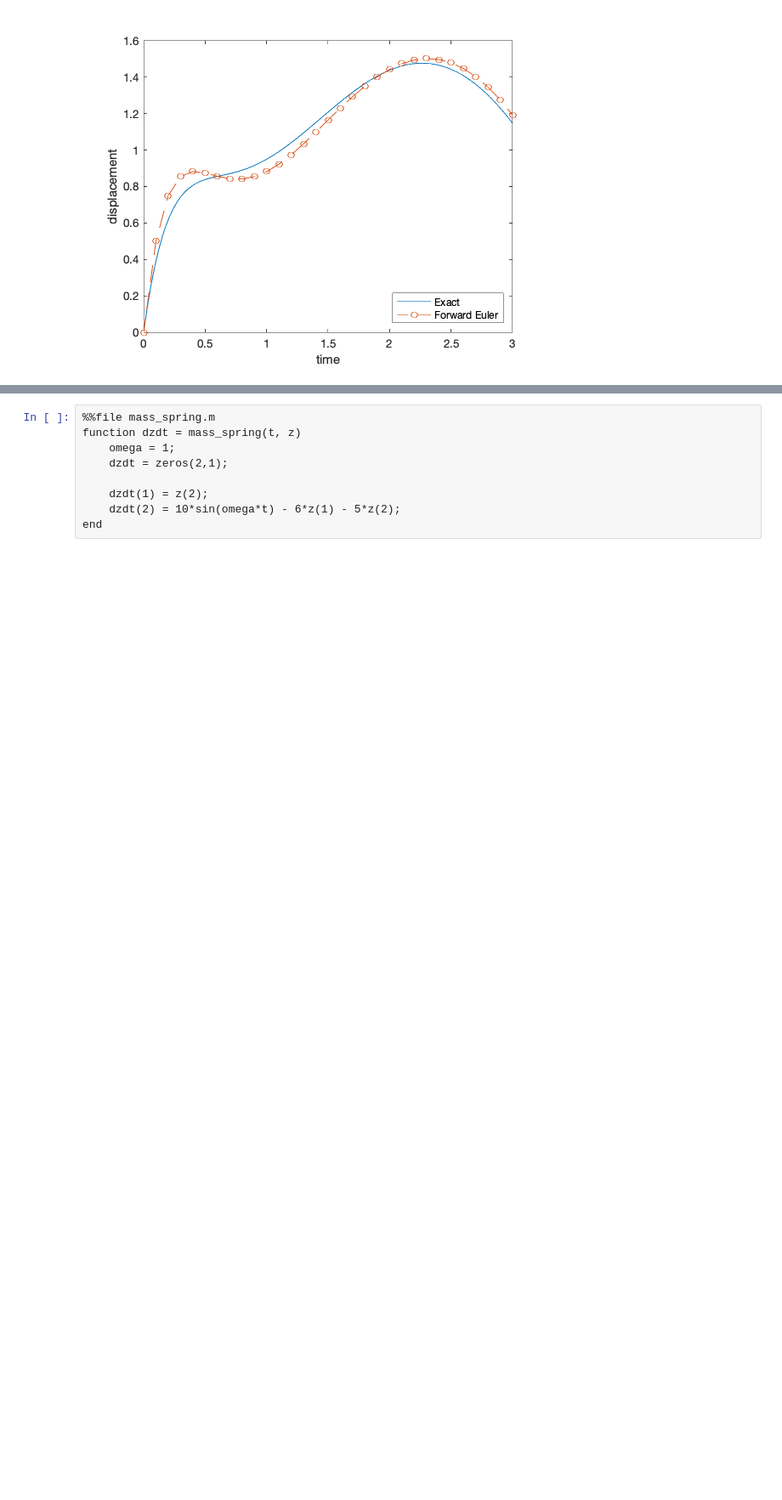
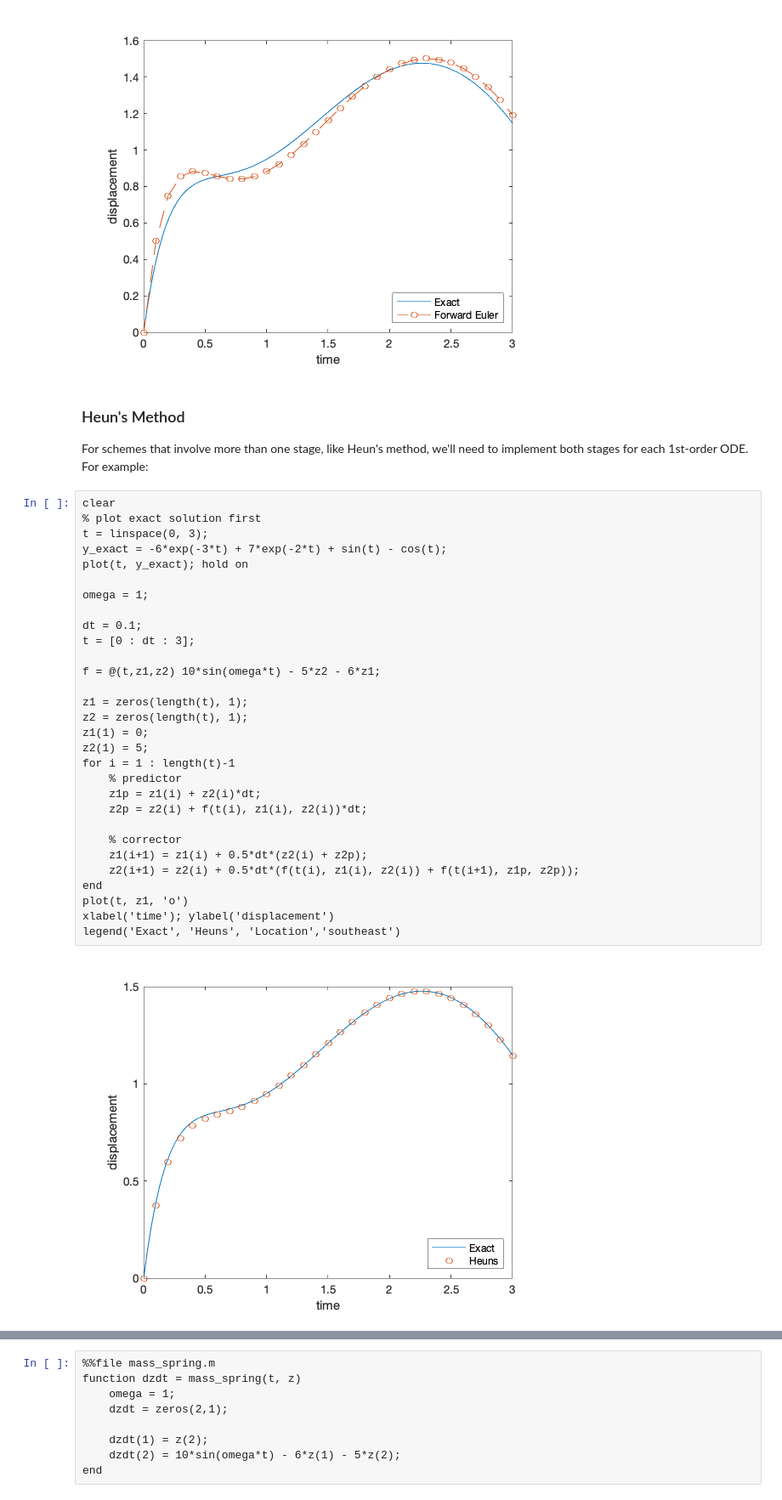
Before and after one commit to kyleniemeyer/ME373, a Jupyter notebook: docs/second-order-numerical.ipynb, the cells around one changed output, grey strips where cells are left out. Shown: that part at 85% size. Cells and saved outputs as stored; diff of their text form; blank space fills up the shorter version.

Commit message:
added heun to 2nd order numerical

```diff
--- a/docs/second-order-numerical.ipynb
+++ b/docs/second-order-numerical.ipynb
@@ -85,4 +87,40 @@ xlabel('time'); ylabel('displacement')
 legend('Exact', 'Forward Euler', 'Location','southeast')
 # %% [output]
 [figure]
+# %% [markdown]
+### Heun's Method
+
+For schemes that involve more than one stage, like Heun's method, we'll need to implement both stages for each 1st-order ODE. For example:
+# %%
+clear
+% plot exact solution first
+t = linspace(0, 3);
+y_exact = -6*exp(-3*t) + 7*exp(-2*t) + sin(t) - cos(t);
+plot(t, y_exact); hold on
+
+omega = 1;
+
+dt = 0.1;
+t = [0 : dt : 3];
+
+f = @(t,z1,z2) 10*sin(omega*t) - 5*z2 - 6*z1;
+
+z1 = zeros(length(t), 1);
+z2 = zeros(length(t), 1);
+z1(1) = 0;
+z2(1) = 5;
+for i = 1 : length(t)-1
+    % predictor
+    z1p = z1(i) + z2(i)*dt;
+    z2p = z2(i) + f(t(i), z1(i), z2(i))*dt;
+
+    % corrector
+    z1(i+1) = z1(i) + 0.5*dt*(z2(i) + z2p);
+    z2(i+1) = z2(i) + 0.5*dt*(f(t(i), z1(i), z2(i)) + f(t(i+1), z1p, z2p));
+end
+plot(t, z1, 'o')
+xlabel('time'); ylabel('displacement')
+legend('Exact', 'Heuns', 'Location','southeast')
+# %% [output]
+[figure, added]
 # %% [markdown]
```
Also changed, not shown: parts of 2 cells of this notebook.
